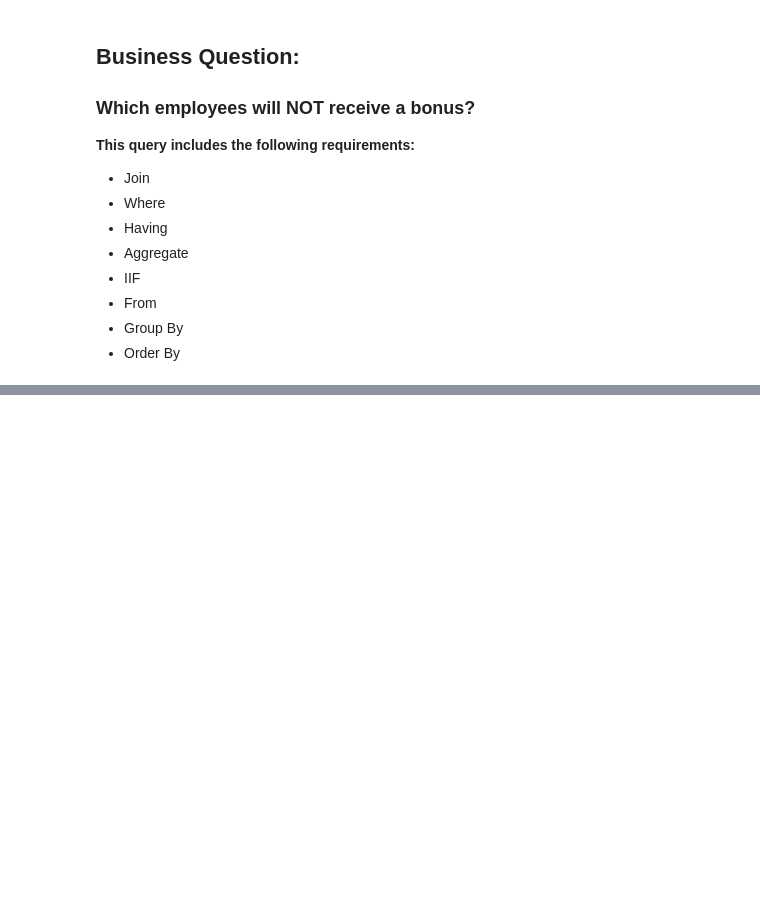
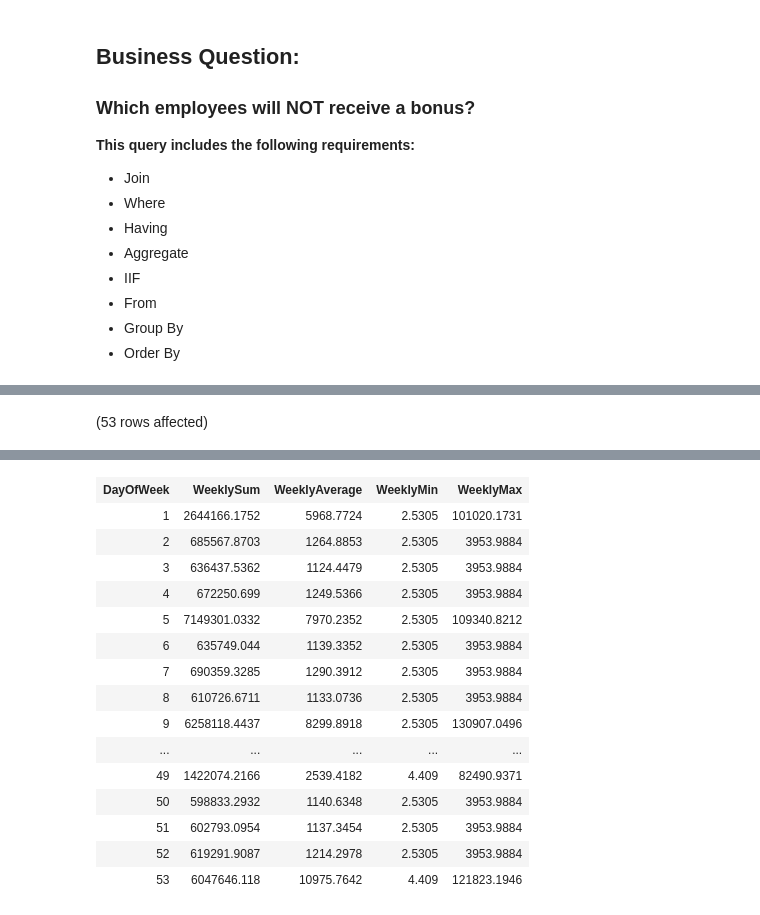
Before and after one commit to hekaplex/2022-10-DSI-WD, a Jupyter notebook: RonECox/SQL Exercise.ipynb, the cells around one changed output, grey strips where cells are left out. Saved outputs shown, nothing was run; the diff lists cells and outputs as text; code cells hidden in the pictures; blank space fills up the shorter version.

```diff
--- a/RonECox/SQL Exercise.ipynb
+++ b/RonECox/SQL Exercise.ipynb
@@ -100,0 +111,13 @@ Total execution time: 00:00:00.075
+# %%
+SELECT
+    CAST(DATENAME(WEEK, OrderDate) AS numeric) AS DayOfWeek,
+    SUM(TotalDue) AS WeeklySum, AVG(TotalDue) AS WeeklyAverage,
+    MIN(TotalDue) AS WeeklyMin, MAX(TotalDue) AS WeeklyMax
+
+FROM sales.SalesOrderHeader
+
+GROUP BY CAST(DATENAME(WEEK, OrderDate) AS numeric)
+
+ORDER BY CAST(DATENAME(WEEK, OrderDate) AS numeric)
+# %% [output]
+(53 rows affected)
@@ -100,0 +125,16 @@ Total execution time: 00:00:00.075
+| DayOfWeek | WeeklySum | WeeklyAverage | WeeklyMin | WeeklyMax |
+| 1 | 2644166.1752 | 5968.7724 | 2.5305 | 101020.1731 |
+| 2 | 685567.8703 | 1264.8853 | 2.5305 | 3953.9884 |
+| 3 | 636437.5362 | 1124.4479 | 2.5305 | 3953.9884 |
+| 4 | 672250.699 | 1249.5366 | 2.5305 | 3953.9884 |
+| 5 | 7149301.0332 | 7970.2352 | 2.5305 | 109340.8212 |
+| 6 | 635749.044 | 1139.3352 | 2.5305 | 3953.9884 |
+| 7 | 690359.3285 | 1290.3912 | 2.5305 | 3953.9884 |
+| 8 | 610726.6711 | 1133.0736 | 2.5305 | 3953.9884 |
+| 9 | 6258118.4437 | 8299.8918 | 2.5305 | 130907.0496 |
+| ... | ... | ... | ... | ... |
+| 49 | 1422074.2166 | 2539.4182 | 4.409 | 82490.9371 |
+| 50 | 598833.2932 | 1140.6348 | 2.5305 | 3953.9884 |
+| 51 | 602793.0954 | 1137.3454 | 2.5305 | 3953.9884 |
+| 52 | 619291.9087 | 1214.2978 | 2.5305 | 3953.9884 |
+| 53 | 6047646.118 | 10975.7642 | 4.409 | 121823.1946 |
```
Also changed, not shown: parts of 4 cells of this notebook.
